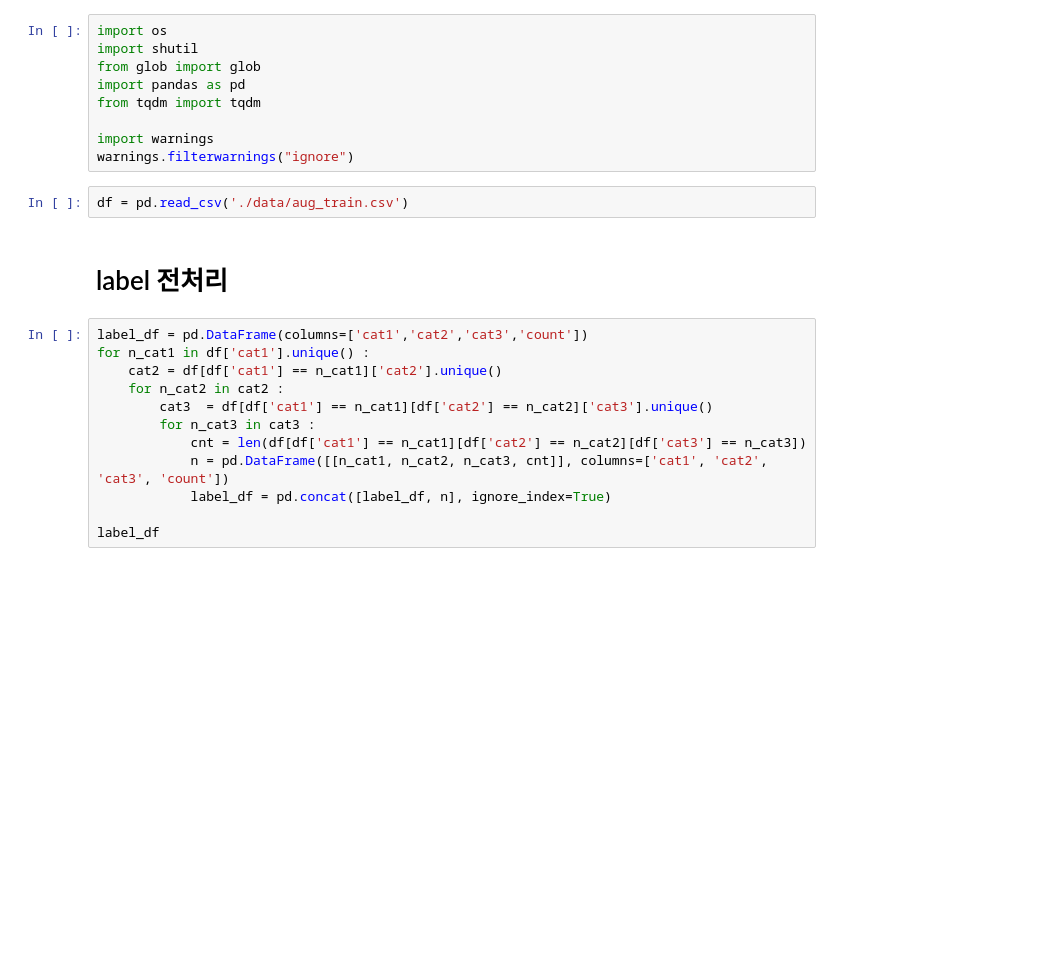
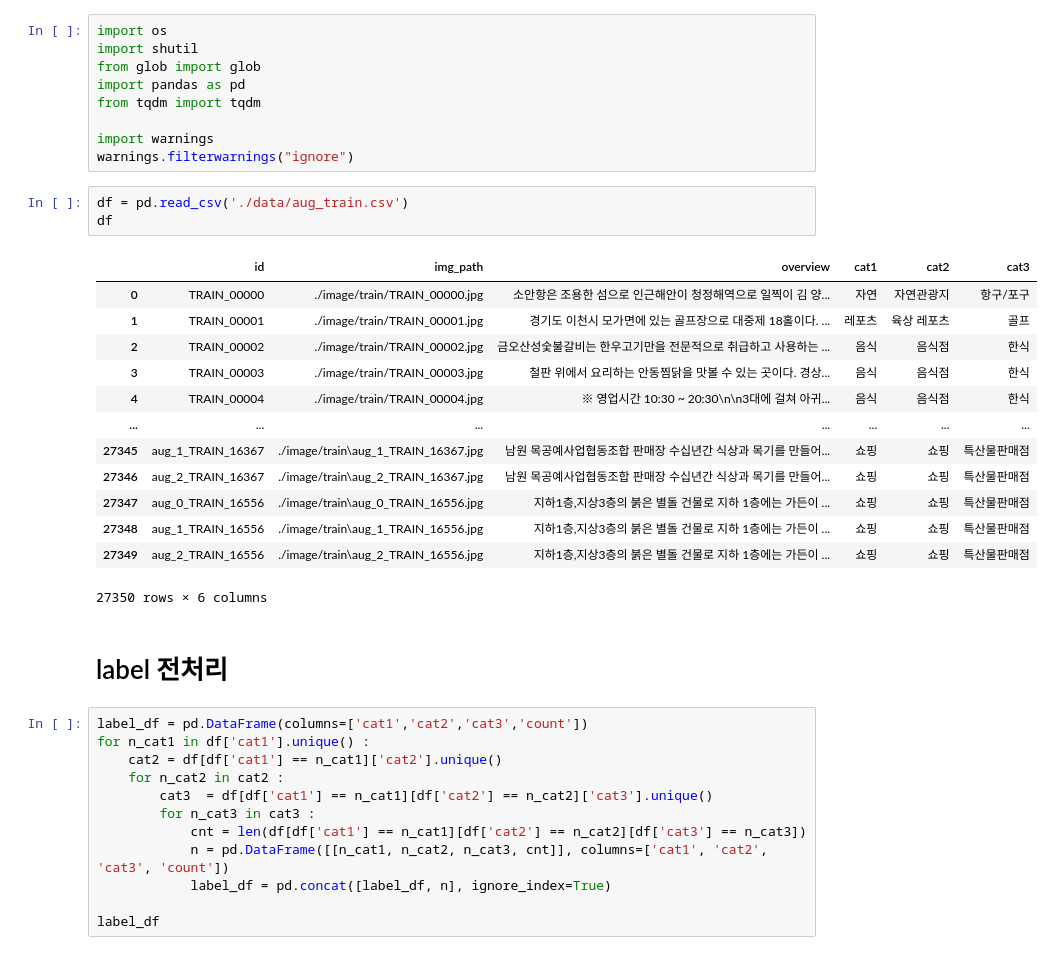
Before and after one commit to quhb2455/dacon_tourism, a Jupyter notebook: fsl.ipynb, the cells around one changed output. Cells and saved outputs as stored; diff of their text form; blank space fills up the shorter version.

```diff
--- a/fsl.ipynb
+++ b/fsl.ipynb
@@ -9,6 +9,21 @@ import warnings
 warnings.filterwarnings("ignore")
 # %%
 df = pd.read_csv('./data/aug_train.csv')
+df
+# %% [output]
+|  | id | img_path | overview | cat1 | cat2 | cat3 |
+| 0 | TRAIN_00000 | ./image/train/TRAIN_00000.jpg | 소안항은 조용한 섬으로 인근해안이 청정해역으로 일찍이 김 양... | 자연 | 자연관광지 | 항구/포구 |
+| 1 | TRAIN_00001 | ./image/train/TRAIN_00001.jpg | 경기도 이천시 모가면에 있는 골프장으로 대중제 18홀이다. ... | 레포츠 | 육상 레포츠 | 골프 |
+| 2 | TRAIN_00002 | ./image/train/TRAIN_00002.jpg | 금오산성숯불갈비는 한우고기만을 전문적으로 취급하고 사용하는 ... | 음식 | 음식점 | 한식 |
+| 3 | TRAIN_00003 | ./image/train/TRAIN_00003.jpg | 철판 위에서 요리하는 안동찜닭을 맛볼 수 있는 곳이다. 경상... | 음식 | 음식점 | 한식 |
+| 4 | TRAIN_00004 | ./image/train/TRAIN_00004.jpg | ※ 영업시간 10:30 ~ 20:30\n\n3대에 걸쳐 아귀... | 음식 | 음식점 | 한식 |
+| ... | ... | ... | ... | ... | ... | ... |
+| 27345 | aug_1_TRAIN_16367 | ./image/train\aug_1_TRAIN_16367.jpg | 남원 목공예사업협동조합 판매장 수십년간 식상과 목기를 만들어... | 쇼핑 | 쇼핑 | 특산물판매점 |
+| 27346 | aug_2_TRAIN_16367 | ./image/train\aug_2_TRAIN_16367.jpg | 남원 목공예사업협동조합 판매장 수십년간 식상과 목기를 만들어... | 쇼핑 | 쇼핑 | 특산물판매점 |
+| 27347 | aug_0_TRAIN_16556 | ./image/train\aug_0_TRAIN_16556.jpg | 지하1층,지상3층의 붉은 별돌 건물로 지하 1층에는 가든이 ... | 쇼핑 | 쇼핑 | 특산물판매점 |
+| 27348 | aug_1_TRAIN_16556 | ./image/train\aug_1_TRAIN_16556.jpg | 지하1층,지상3층의 붉은 별돌 건물로 지하 1층에는 가든이 ... | 쇼핑 | 쇼핑 | 특산물판매점 |
+| 27349 | aug_2_TRAIN_16556 | ./image/train\aug_2_TRAIN_16556.jpg | 지하1층,지상3층의 붉은 별돌 건물로 지하 1층에는 가든이 ... | 쇼핑 | 쇼핑 | 특산물판매점 |
+27350 rows × 6 columns
 # %% [markdown]
 # label 전처리
 # %%
```
Also changed, not shown: parts of 18 cells of this notebook, 1 other file.
